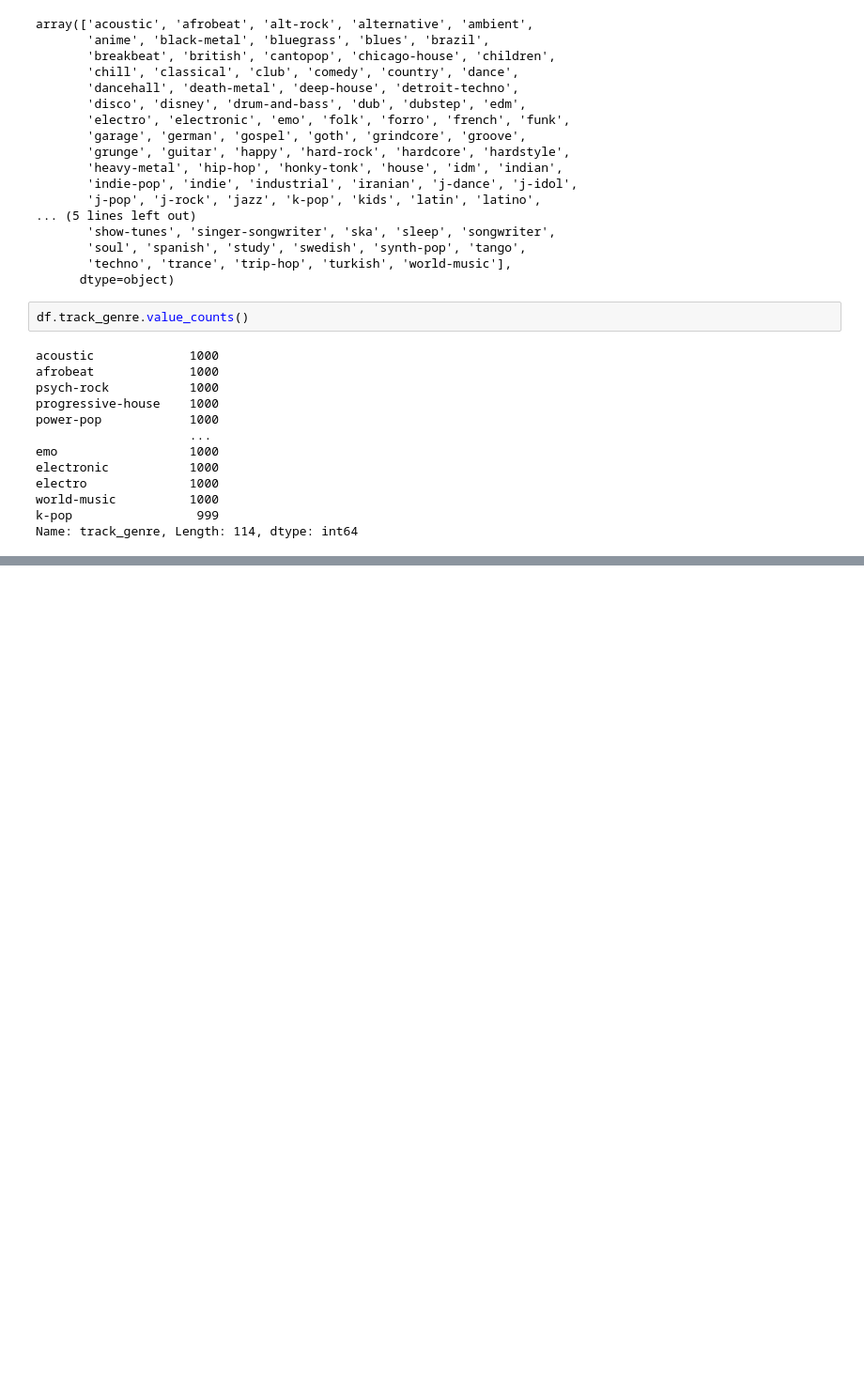
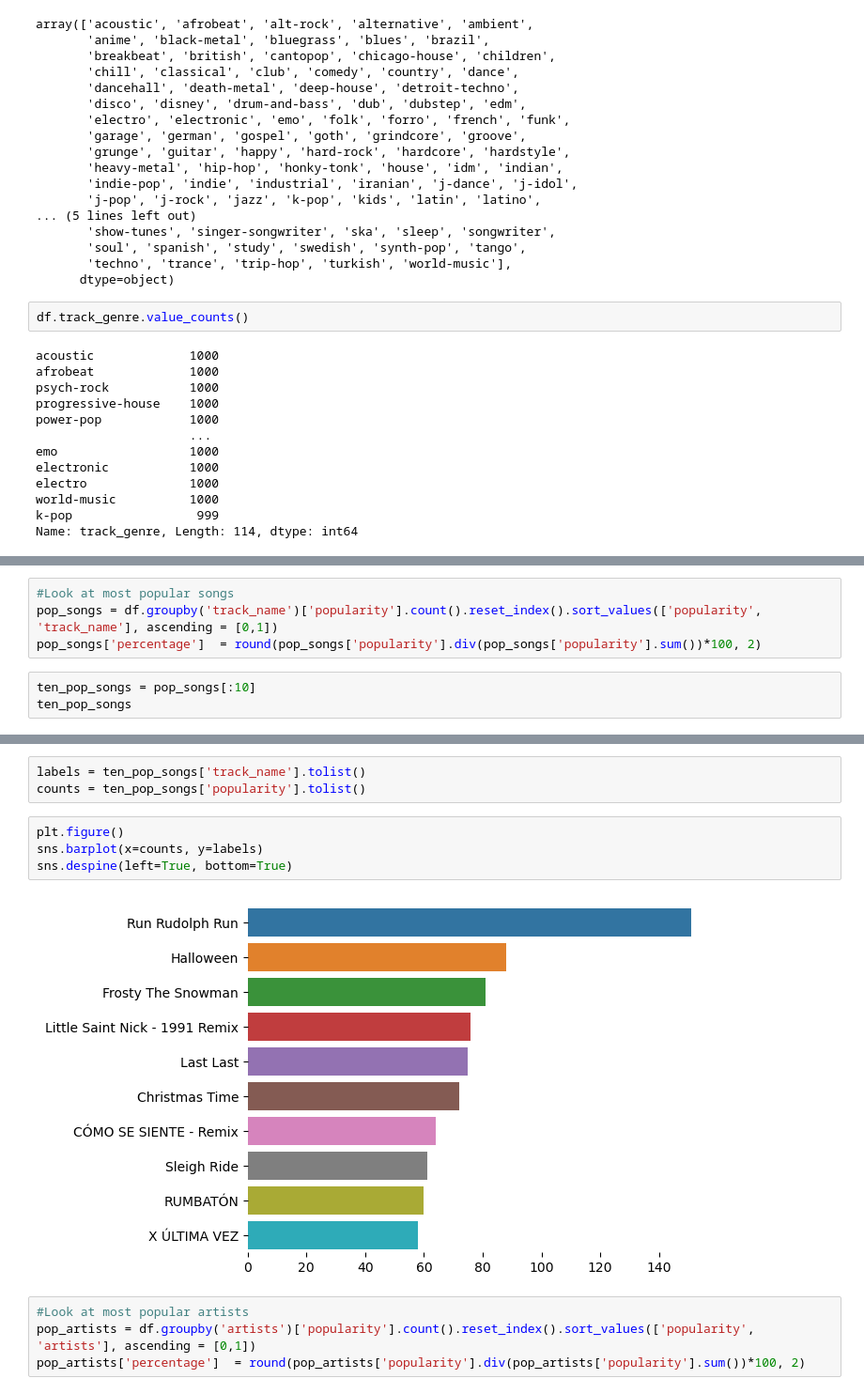
Before and after one commit to HannahSRaju/ITCS5156_Project, a Jupyter notebook: MusicRecommendation.ipynb, the cells around one changed output, grey strips where cells are left out. Shown at 94% size. Cells and saved outputs as stored; diff of their text form; blank space fills up the shorter version.

```diff
--- a/MusicRecommendation.ipynb
+++ b/MusicRecommendation.ipynb
@@ -149,0 +185,7 @@ df.artists.nunique()
+# %%
+#Look at most popular songs
+pop_songs = df.groupby('track_name')['popularity'].count().reset_index().sort_values(['popularity', 'track_name'], ascending = [0,1])
+pop_songs['percentage']  = round(pop_songs['popularity'].div(pop_songs['popularity'].sum())*100, 2)
+# %%
+ten_pop_songs = pop_songs[:10]
+ten_pop_songs
@@ -149,0 +204,13 @@ df.artists.nunique()
+# %%
+labels = ten_pop_songs['track_name'].tolist()
+counts = ten_pop_songs['popularity'].tolist()
+# %%
+plt.figure()
+sns.barplot(x=counts, y=labels)
+sns.despine(left=True, bottom=True)
+# %% [output]
+[figure, added]
+# %%
+#Look at most popular artists
+pop_artists = df.groupby('artists')['popularity'].count().reset_index().sort_values(['popularity', 'artists'], ascending = [0,1])
+pop_artists['percentage']  = round(pop_artists['popularity'].div(pop_artists['popularity'].sum())*100, 2)
```
Also changed, not shown: parts of 24 cells of this notebook.
